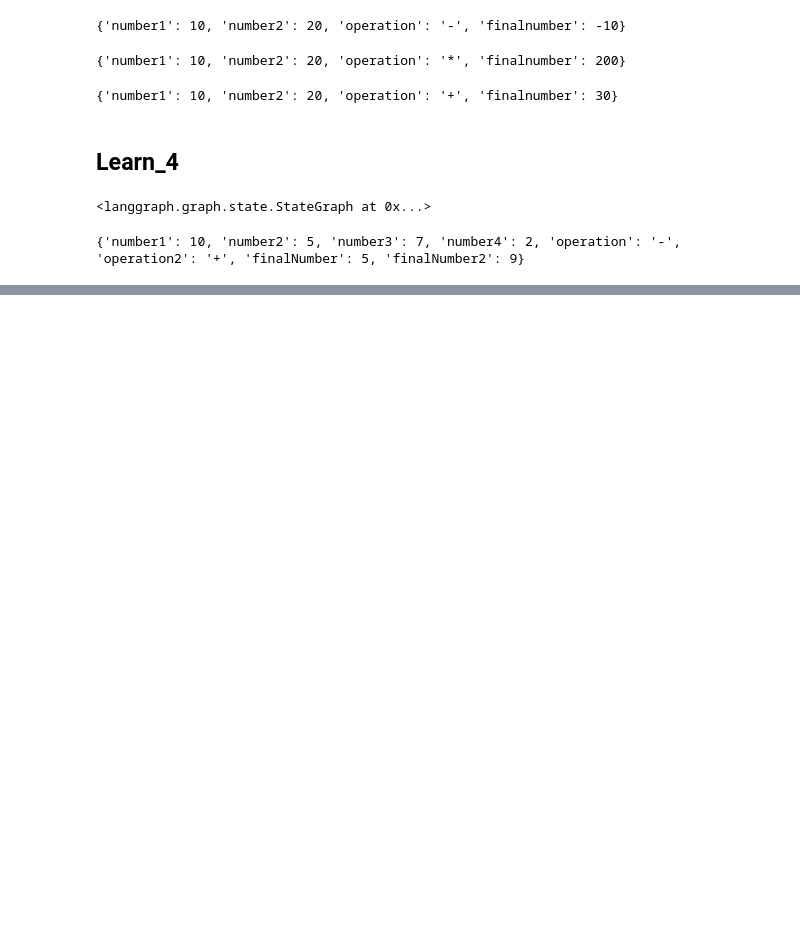
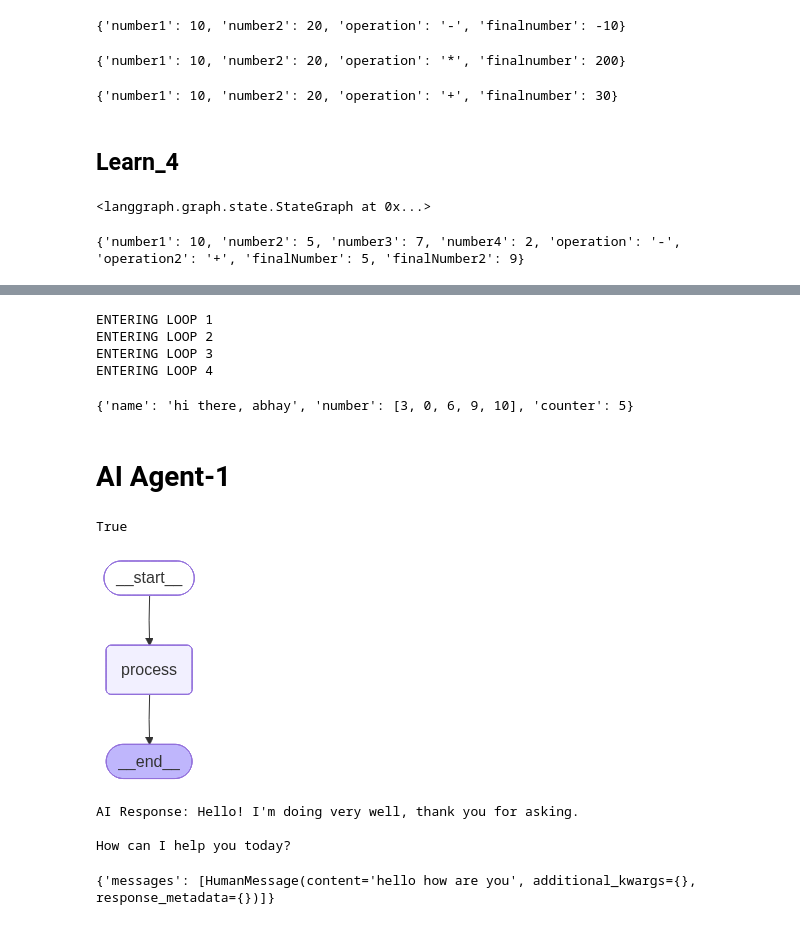
Before and after one commit to MONARCH1108/Learning_frameworks, a Jupyter notebook: langgraph/langgraph.ipynb, the cells around one changed output, grey strips where cells are left out. Cells and saved outputs as stored; diff of their text form; code cells hidden in the pictures; blank space fills up the shorter version.

```diff
--- a/langgraph/langgraph.ipynb
+++ b/langgraph/langgraph.ipynb
@@ -373,0 +428,10 @@ print(result)
+# %%
+app.invoke({"name":"abhay", "number":[], "counter":-1000})
+# %% [output]
+ENTERING LOOP 1
+ENTERING LOOP 2
+ENTERING LOOP 3
+ENTERING LOOP 4
+{'name': 'hi there, abhay', 'number': [3, 0, 6, 9, 10], 'counter': 5}
+# %% [markdown]
+# AI Agent-1
@@ -373,0 +444,35 @@ print(result)
+# %%
+load_dotenv()
+# %% [output]
+True
+# %%
+class AgentState(TypedDict):
+    messages: List[HumanMessage]
+# %%
+llm = ChatGoogleGenerativeAI(
+    model="gemini-2.5-pro",
+    temperature=0.2,
+)
+# %%
+def process(state: AgentState) -> AgentState:
+    response = llm.invoke(state['messages'])
+    print(f"AI Response: {response.content}")
+    return state
+# %%
+graph = StateGraph(AgentState)
+graph.add_node("process", process)
+graph.add_edge(START, "process")
+graph.add_edge("process", END)
+agent = graph.compile()
+# %%
+agent
+# %% [output]
+[figure, added]
+# %%
+user_input = input("Enter: ")
+agent.invoke({"messages":[HumanMessage(content=user_input)]})
+# %% [output]
+AI Response: Hello! I'm doing very well, thank you for asking.
+
+How can I help you today?
+{'messages': [HumanMessage(content='hello how are you', additional_kwargs={}, response_metadata={})]}
```
Also changed, not shown: parts of 9 cells of this notebook, 1 other file.
